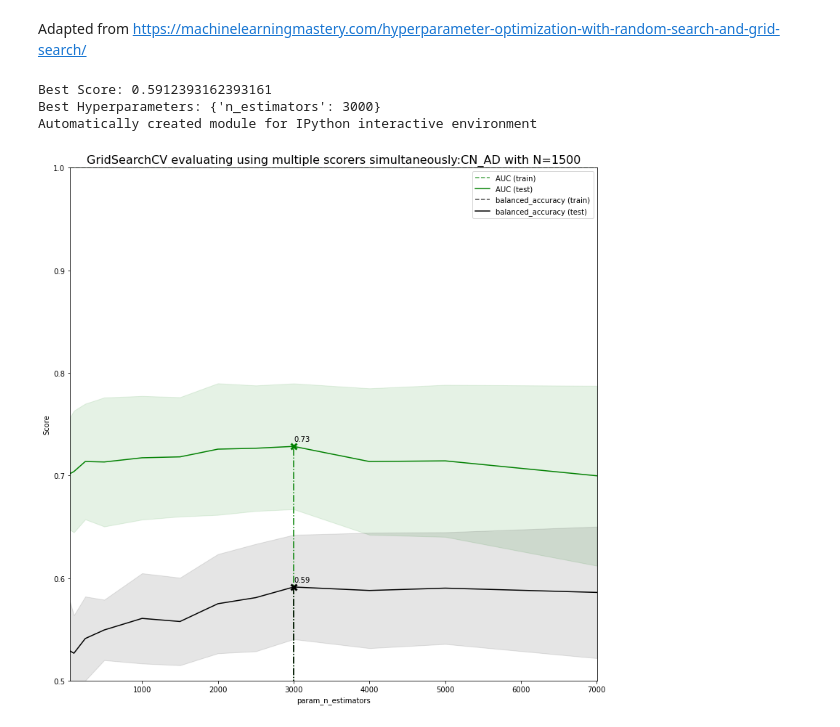
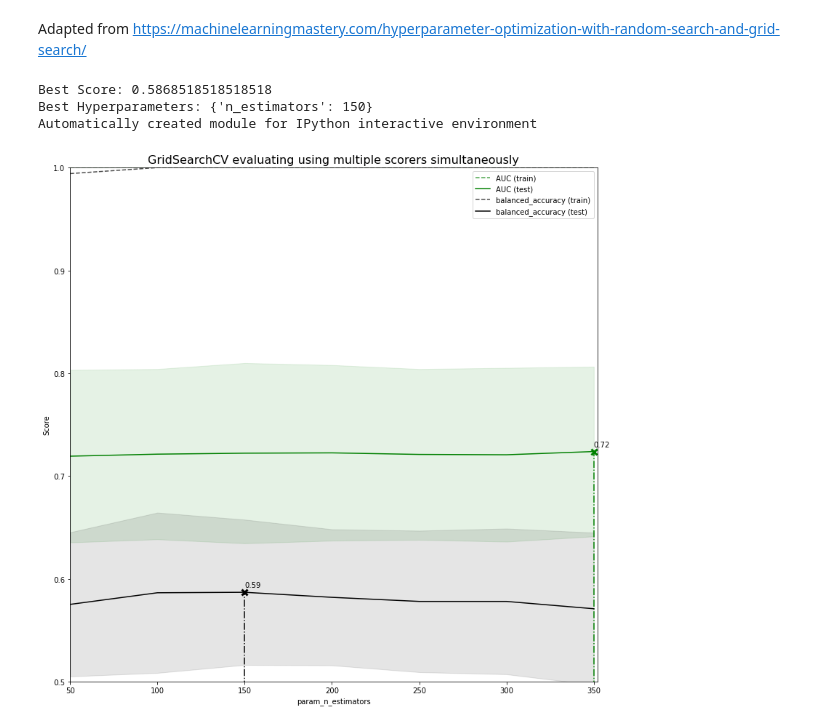
Before and after one commit to mvrl/ADNI_Genetics, a Jupyter notebook: gene_expression/Classification_Gene_Expr.ipynb, the cells around one changed output. Drawn from its saved outputs; the diff is of its cells as text; code cells hidden in the pictures.

```diff
--- a/gene_expression/Classification_Gene_Expr.ipynb
+++ b/gene_expression/Classification_Gene_Expr.ipynb
@@ -28,7 +28,7 @@ warnings.filterwarnings("ignore")
 # %% [markdown]
 ## Data Preparation
 # %%
-final_path = '/Users/subashkhanal/Desktop/BMI633/ADNI_Genetics/Genomics/data/'
+final_path = '/Users/subashkhanal/Desktop/BMI633/ADNI_Genetics/gene_expression/data/'
 df = pd.read_csv(os.path.join(final_path,'Unfiltered_gene_expr_dx.csv'),low_memory=False)
 from collections import Counter
 
@@ -203,7 +187,7 @@ overall_groups = ['CN_AD','CN_EMCI','CN_LMCI','EMCI_LMCI','EMCI_AD','LMCI_AD']
 # %% [markdown]
 ## Classifier
 # %%
-N = 1500
+N = 50
 data_path = final_path
 groups = 'CN_AD'
 classes = groups.split('_')
@@ -213,7 +197,7 @@ important_probes = ttest.sort_values(groups+'_c')['Gene'][0:N] #suffix _c to use
 #CHANGE THE LINE ABOVE ACCORDINGLY FOR DIFFERENT CLASSES
 
 #Gene Expression Data
-data_path = '/Users/subashkhanal/Desktop/BMI633/ADNI_Genetics/Genomics/data/'
+data_path = '/Users/subashkhanal/Desktop/BMI633/ADNI_Genetics/gene_expression/data/'
 df = pd.read_csv(os.path.join(data_path,'Unfiltered_gene_expr_dx.csv'),low_memory=False)
 Gene_expr = df[['Unnamed: 0','AGE','PTGENDER','PTEDUCAT','DX_bl']+list(important_probes)]
 df = Gene_expr
@@ -224,6 +208,5 @@ df_LMCI = df[df['DX_bl']=='LMCI']
 df_AD2 =  df[(df['DX_bl']=='LMCI') | (df['DX_bl']=='AD')] #Combine AD with LMCI
 df_AD2['DX_bl'] = 'AD2'
 
-curr_df = pd.concat([df_CN, df_AD], ignore_index=True) #CHANGE THIS LINE ACCORDINGLY FOR DIFFERENT CLASSES
+curr_df = pd.concat([df_LMCI, df_AD], ignore_index=True) #CHANGE THIS LINE ACCORDINGLY FOR DIFFERENT CLASSES
 curr_df['PTGENDER'] = curr_df['PTGENDER'].astype('category').cat.codes
-curr_df
@@ -273,0 +243,8 @@ print(df.shape, y.shape)
+# %%
+from sklearn.feature_selection import RFECV
+estimator = GradientBoostingClassifier(random_state=1,n_estimators=2*df.shape[1])
+cv = RepeatedStratifiedKFold(n_splits=5, n_repeats=3, random_state=1)
+selector = RFECV(estimator,  n_jobs=-1,step=1, cv=cv)
+selector = selector.fit(df, y)
+# %%
+df = df.loc[:, selector.support_]
@@ -276,12 +255,16 @@ print(df.shape, y.shape)
 # %% [markdown]
 Adapted from https://machinelearningmastery.com/hyperparameter-optimization-with-random-search-and-grid-search/
 # %%
-from sklearn.model_selection import RepeatedStratifiedKFold
-from sklearn.model_selection import GridSearchCV
-from sklearn.model_selection import RandomizedSearchCV
-from sklearn.ensemble import (RandomForestClassifier,
-                              GradientBoostingClassifier)
+#Adapted from #https://scikit-learn.org/stable/auto_examples/model_selection/plot_multi_metric_evaluation.html#sphx-glr-auto-examples-model-selection-plot-multi-metric-evaluation-py
 
+# Author: Raghav RV <rvraghav93@gmail.com>
+# License: BSD
+groups = 'CN_AD'
+model = Pipeline([
+        ('sampling', SMOTE(sampling_strategy=0.7, k_neighbors=7,random_state=1)),
+        ('classifier', GradientBoostingClassifier(random_state=1))
+    ])
+space = dict()
 X, y = df, y
 # define model
 model = GradientBoostingClassifier(random_state=1)
@@ -289,7 +272,7 @@ model = GradientBoostingClassifier(random_state=1)
 cv = RepeatedStratifiedKFold(n_splits=5, n_repeats=3, random_state=1)
 # define search space
 space = dict()
-space['n_estimators'] = [50,100,250,500,1000,1500,2000,2500,3000,4000,5000,7000]
+space['n_estimators'] = range(50,5*X.shape[1],50)
 
 scoring = {'AUC': 'roc_auc', 'balanced_accuracy':'balanced_accuracy'}
 # define search
@@ -299,30 +282,11 @@ result = search.fit(X, y)
 # summarize result
 print('Best Score: %s' % result.best_score_)
 print('Best Hyperparameters: %s' % result.best_params_)
-
-
-##PLOT##
-#https://scikit-learn.org/stable/auto_examples/model_selection/plot_multi_metric_evaluation.html#sphx-glr-auto-examples-model-selection-plot-multi-metric-evaluation-py
-
-# Author: Raghav RV <rvraghav93@gmail.com>
-# License: BSD
-
 results = search.cv_results_
 
-import numpy as np
-from matplotlib import pyplot as plt
-
-from sklearn.datasets import make_hastie_10_2
-from sklearn.model_selection import GridSearchCV
-from sklearn.metrics import make_scorer
-from sklearn.metrics import accuracy_score
-from sklearn.tree import DecisionTreeClassifier
-
 print(__doc__)
-
-
 plt.figure(figsize=(13, 13))
-plt.title("GridSearchCV evaluating using multiple scorers simultaneously:"+groups+' with N='+str(N),
+plt.title("GridSearchCV evaluating using multiple scorers simultaneously",
           fontsize=16)
 
 plt.xlabel("param_n_estimators")
@@ -334,34 +298,34 @@ ax.set_ylim(0.50, 1)
 
 # Get the regular numpy array from the MaskedArray
 X_axis = np.array(results['param_n_estimators'].data, dtype=float)
 
 for scorer, color in zip(sorted(scoring), ['g', 'k']):
     for sample, style in (('train', '--'), ('test', '-')):
         sample_score_mean = results['mean_%s_%s' % (sample, scorer)]
         sample_score_std = results['std_%s_%s' % (sample, scorer)]
         ax.fill_between(X_axis, sample_score_mean - sample_score_std,
                         sample_score_mean + sample_score_std,
                         alpha=0.1 if sample == 'test' else 0, color=color)
         ax.plot(X_axis, sample_score_mean, style, color=color,
                 alpha=1 if sample == 'test' else 0.7,
                 label="%s (%s)" % (scorer, sample))
 
     best_index = np.nonzero(results['rank_test_%s' % scorer] == 1)[0][0]
     best_score = results['mean_test_%s' % scorer][best_index]
 
     # Plot a dotted vertical line at the best score for that scorer marked by x
     ax.plot([X_axis[best_index], ] * 2, [0, best_score],
             linestyle='-.', color=color, marker='x', markeredgewidth=3, ms=8)
 
     # Annotate the best score for that scorer
     ax.annotate("%0.2f" % best_score,
                 (X_axis[best_index], best_score + 0.005))
 
 plt.legend(loc="best")
 plt.grid(False)
-plt.show()
+plt.savefig('./results/Grid_search_Using_GeneExpr_for:'+groups+'.png')
 # %% [output]
-Best Score: 0.5912393162393161
-Best Hyperparameters: {'n_estimators': 3000}
+Best Score: 0.5868518518518518
+Best Hyperparameters: {'n_estimators': 150}
 Automatically created module for IPython interactive environment
-[figure, old version]
+[figure, new version]
```
Also changed, not shown: parts of 13 cells of this notebook, 15 other files.
